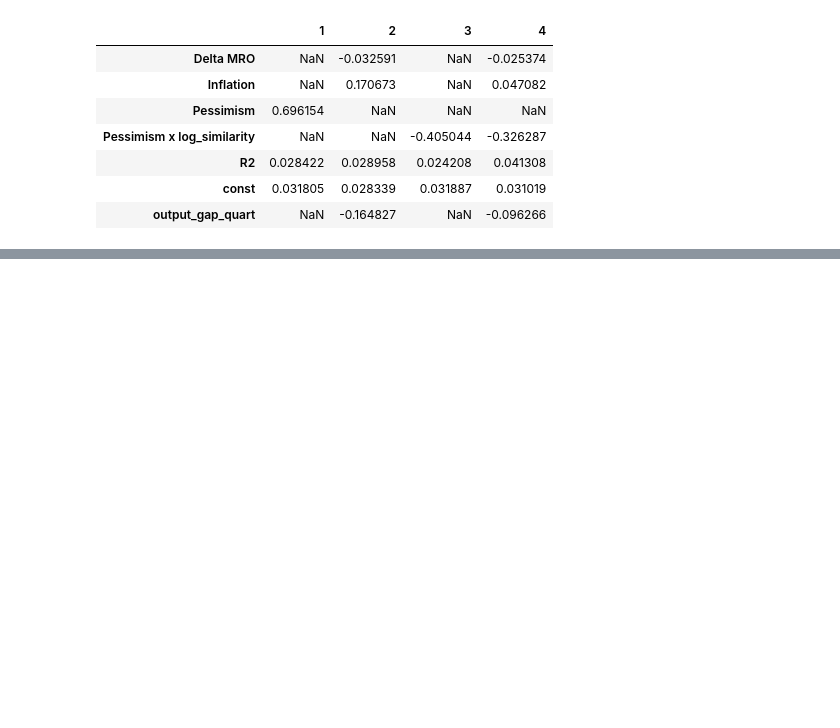
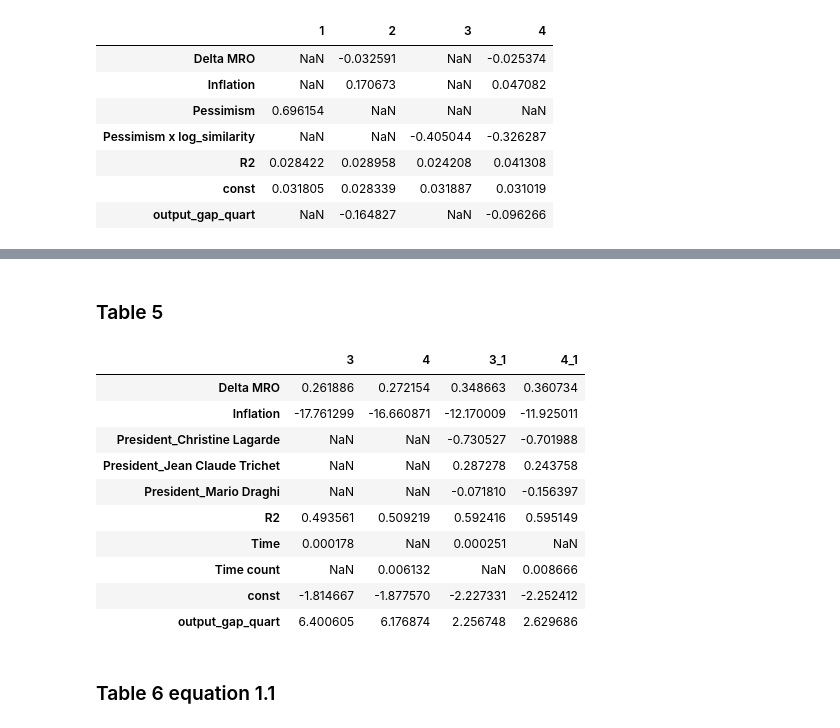
Before and after one commit to CamSalda/similarity_ecb_communications, a Jupyter notebook: Similarity_ECB_communications.ipynb, the cells around one changed output, grey strips where cells are left out. Drawn from its saved outputs; the diff is of its cells as text; code cells hidden in the pictures; blank space fills up the shorter version.

```diff
--- a/Similarity_ECB_communications.ipynb
+++ b/Similarity_ECB_communications.ipynb
@@ -1146,6 +946,7 @@ x = sm.add_constant(x)
 result = sm.OLS(y, x).fit()
 
 eq4 = pd.concat([pd.DataFrame(result.params),  pd.Series(result.rsquared, index = ["R2"])], axis = 0).rename(columns= {0: "4"})
+tab_5_eq_4 =eq4.copy()
 
 print(result.summary())
 
@@ -1370,0 +1178,18 @@ Table4
+# %%
+x = df7[["Time",'output_gap_quart', "Inflation", "Delta MRO",
+        'President_Christine Lagarde','President_Jean Claude Trichet', 'President_Mario Draghi']]
+y = df7["log_Similarity"]
+
+x = sm.add_constant(x)
+
+
+result = sm.OLS(y, x).fit()
+
+tab_5_eq_3_1 = pd.concat([pd.DataFrame(result.params),  pd.Series(result.rsquared, index = ["R2"])], axis = 0).rename(columns= {0: "3_1"})
+
+print(result.summary())
+
+csv_data =result.summary().as_csv()
+
+with open('5_reg3_1.csv', 'w') as f:
+    f.write(csv_data)
@@ -1370,0 +1216,18 @@ Table4
+# %%
+x = df7[["Time count",'output_gap_quart', "Inflation", "Delta MRO",
+         'President_Christine Lagarde','President_Jean Claude Trichet', 'President_Mario Draghi']]
+y = df7["log_Similarity"]
+
+x = sm.add_constant(x)
+
+
+result = sm.OLS(y, x).fit()
+
+tab_5_eq_4_1 = pd.concat([pd.DataFrame(result.params),  pd.Series(result.rsquared, index = ["R2"])], axis = 0).rename(columns= {0: "4_1"})
+
+print(result.summary())
+
+csv_data =result.summary().as_csv()
+
+with open('5_reg4_1.csv', 'w') as f:
+    f.write(csv_data)
@@ -1370,0 +1252,24 @@ Table4
+# %% [markdown]
+### Table 5
+# %%
+merge1 = tab_5_eq3.merge(tab_5_eq_4, how ="outer", left_index=True, right_index= True)
+merge2 = merge1.merge(tab_5_eq_3_1, how ="outer", left_index=True, right_index= True)
+merge3 = merge2.merge(tab_5_eq_4_1, how ="outer", left_index=True, right_index= True).sort_index(ascending = True)
+
+Table5 = merge3
+Table5.to_csv("Table5.csv")
+Table5
+# %% [output]
+|  | 3 | 4 | 3_1 | 4_1 |
+| Delta MRO | 0.261886 | 0.272154 | 0.348663 | 0.360734 |
+| Inflation | -17.761299 | -16.660871 | -12.170009 | -11.925011 |
+| President_Christine Lagarde | NaN | NaN | -0.730527 | -0.701988 |
+| President_Jean Claude Trichet | NaN | NaN | 0.287278 | 0.243758 |
+| President_Mario Draghi | NaN | NaN | -0.071810 | -0.156397 |
+| R2 | 0.493561 | 0.509219 | 0.592416 | 0.595149 |
+| Time | 0.000178 | NaN | 0.000251 | NaN |
+| Time count | NaN | 0.006132 | NaN | 0.008666 |
+| const | -1.814667 | -1.877570 | -2.227331 | -2.252412 |
+| output_gap_quart | 6.400605 | 6.176874 | 2.256748 | 2.629686 |
+# %% [markdown]
+### Table 6 equation 1.1
```
Also changed, not shown: parts of 135 cells of this notebook, 28 other files.
